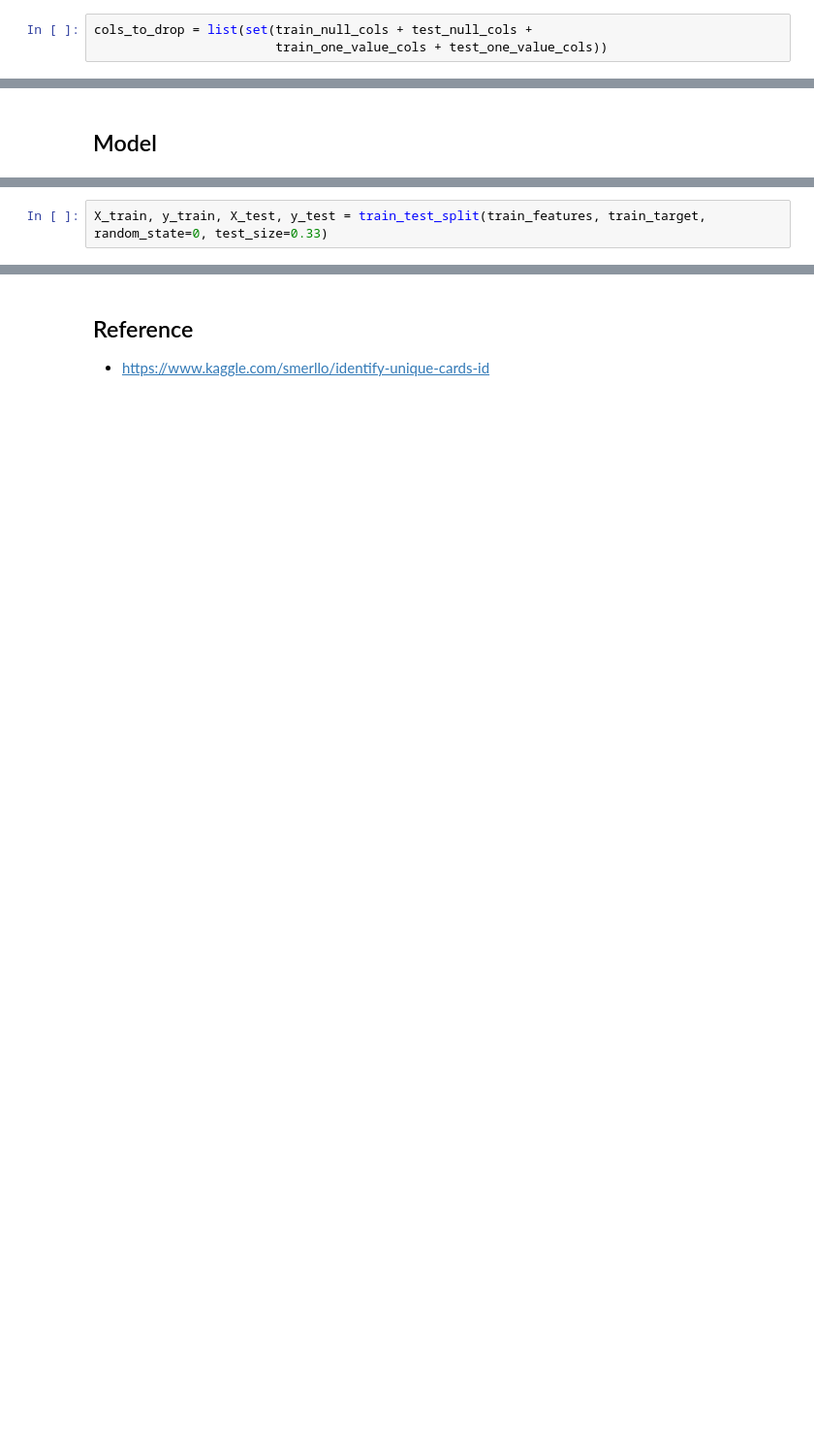
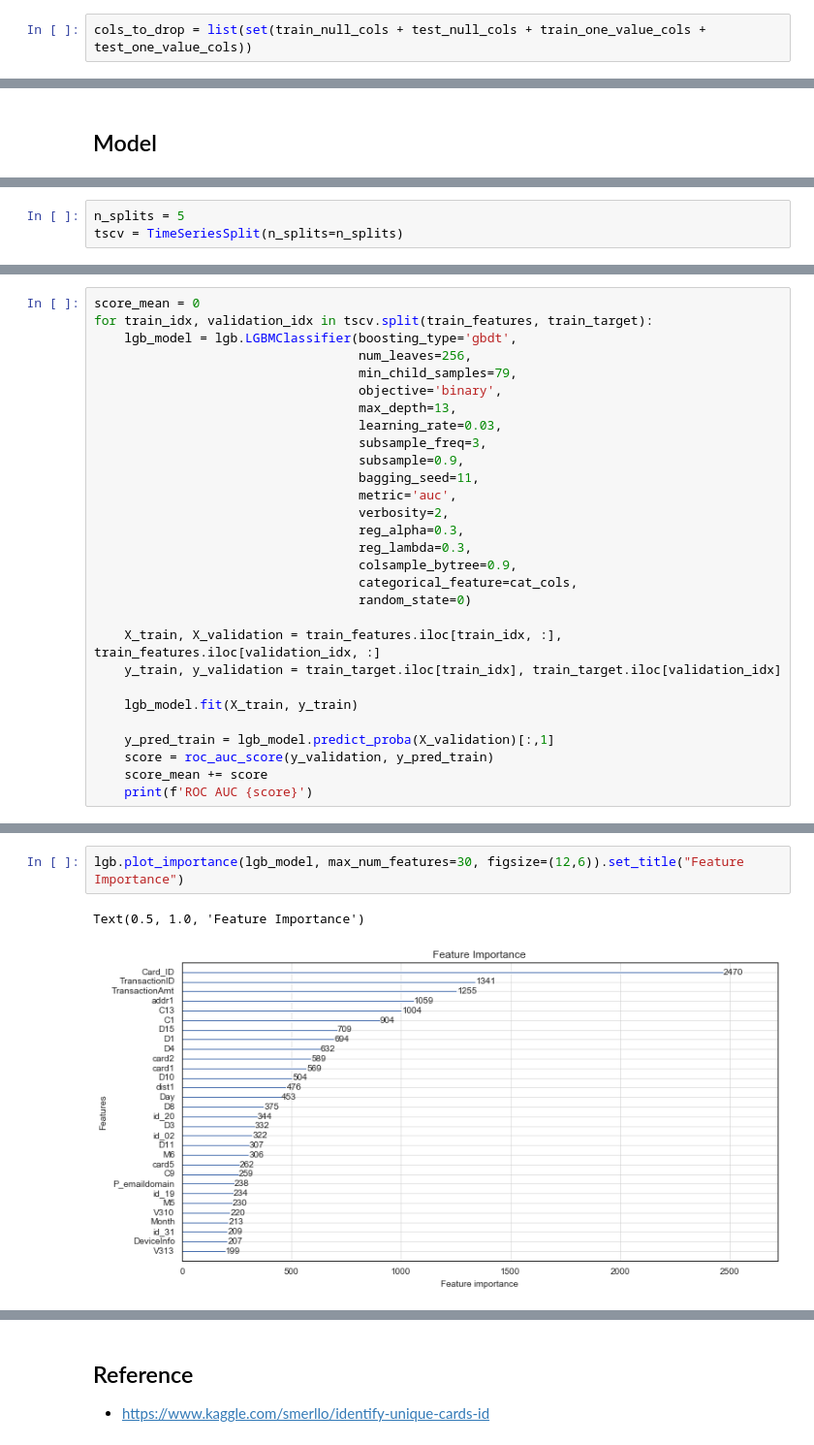
Before and after one commit to xinquan-wang/IEEE-CIS_Fraud_Detection, a Jupyter notebook: IEEE-CIS Fraud Detection -- Model.ipynb, the cells around one changed output, grey strips where cells are left out. Shown: that part at 97% size. Saved outputs shown, nothing was run; the diff lists cells and outputs as text; blank space fills up the shorter version.

Commit message:
Finished LGBM model

```diff
--- a/IEEE-CIS Fraud Detection -- Model.ipynb
+++ b/IEEE-CIS Fraud Detection -- Model.ipynb
@@ -166,8 +169,7 @@ test_null_cols = [col for col in test_features.columns
 train_one_value_cols = [col for col in train_features.columns if train_features[col].nunique() <= 1]
 test_one_value_cols = [col for col in test_features.columns if test_features[col].nunique() <= 1]
 # %%
-cols_to_drop = list(set(train_null_cols + test_null_cols +
-                        train_one_value_cols + test_one_value_cols))
+cols_to_drop = list(set(train_null_cols + test_null_cols + train_one_value_cols + test_one_value_cols))
 # %%
 print('Number of columns that are to drop: ', len(cols_to_drop))
 print('Columns names: ', cols_to_drop)
@@ -265,2 +264,0 @@ from sklearn.model_selection import train_test_split
-# %%
-X_train, y_train, X_test, y_test = train_test_split(train_features, train_target, random_state=0, test_size=0.33)
@@ -266,0 +273,3 @@ X_train, y_train, X_test, y_test = train_test_split(train_features, train_target
+# %%
+n_splits = 5
+tscv = TimeSeriesSplit(n_splits=n_splits)
@@ -266,0 +294,29 @@ X_train, y_train, X_test, y_test = train_test_split(train_features, train_target
+# %%
+score_mean = 0
+for train_idx, validation_idx in tscv.split(train_features, train_target):
+    lgb_model = lgb.LGBMClassifier(boosting_type='gbdt',
+                                   num_leaves=256,
+                                   min_child_samples=79,
+                                   objective='binary',
+                                   max_depth=13,
+                                   learning_rate=0.03,
+                                   subsample_freq=3,
+                                   subsample=0.9,
+                                   bagging_seed=11,
+                                   metric='auc',
+                                   verbosity=2,
+                                   reg_alpha=0.3,
+                                   reg_lambda=0.3,
+                                   colsample_bytree=0.9,
+                                   categorical_feature=cat_cols,
+                                   random_state=0)
+
+    X_train, X_validation = train_features.iloc[train_idx, :], train_features.iloc[validation_idx, :]
+    y_train, y_validation = train_target.iloc[train_idx], train_target.iloc[validation_idx]
+
+    lgb_model.fit(X_train, y_train)
+
+    y_pred_train = lgb_model.predict_proba(X_validation)[:,1]
+    score = roc_auc_score(y_validation, y_pred_train)
+    score_mean += score
+    print(f'ROC AUC {score}')
@@ -266,0 +336,5 @@ X_train, y_train, X_test, y_test = train_test_split(train_features, train_target
+# %%
+lgb.plot_importance(lgb_model, max_num_features=30, figsize=(12,6)).set_title("Feature Importance")
+# %% [output]
+Text(0.5, 1.0, 'Feature Importance')
+[figure, added]
```
Also changed, not shown: parts of 31 cells of this notebook, 3 other files.
